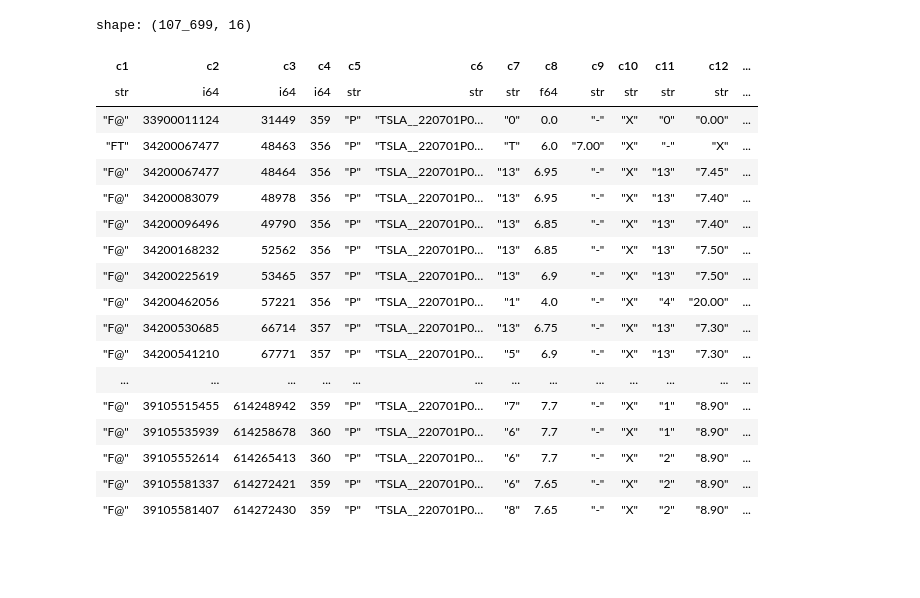
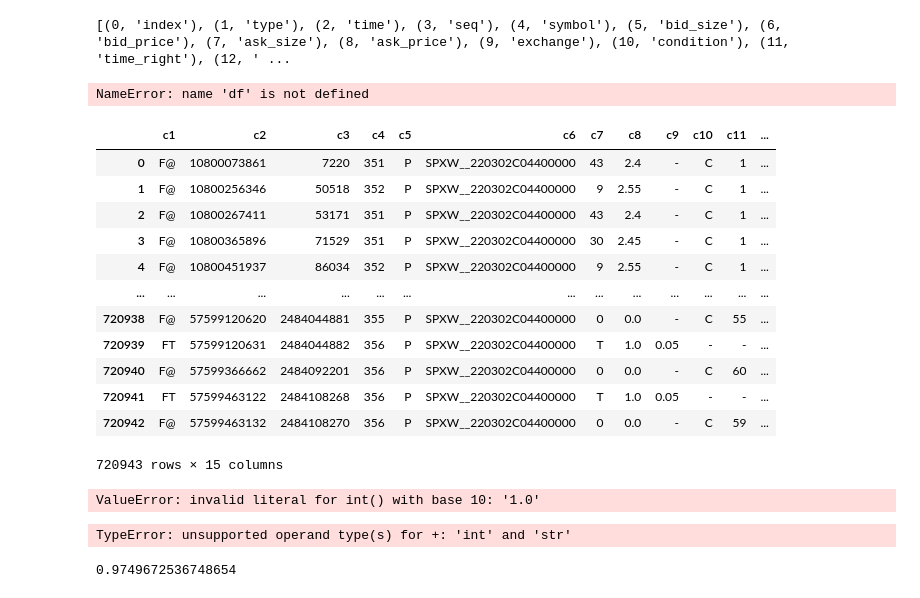
Before and after one commit to lei-rs/Midas-Options, a Jupyter notebook: test.ipynb, the cells around one changed output. Saved outputs shown, nothing was run; the diff lists cells and outputs as text; code cells hidden in the pictures; blank space fills up the shorter version.

```diff
--- a/test.ipynb
+++ b/test.ipynb
@@ -58,22 +60,45 @@ shape: (5, 16)
-# %%
-t
-# %% [output]
-shape: (107_699, 16)
-| c1 | c2 | c3 | c4 | c5 | c6 | c7 | c8 | c9 | c10 | c11 | c12 | ... |
-| str | i64 | i64 | i64 | str | str | str | f64 | str | str | str | str | ... |
-| "F@" | 33900011124 | 31449 | 359 | "P" | "TSLA__220701P0… | "0" | 0.0 | "-" | "X" | "0" | "0.00" | ... |
-| "FT" | 34200067477 | 48463 | 356 | "P" | "TSLA__220701P0… | "T" | 6.0 | "7.00" | "X" | "-" | "X" | ... |
-| "F@" | 34200067477 | 48464 | 356 | "P" | "TSLA__220701P0… | "13" | 6.95 | "-" | "X" | "13" | "7.45" | ... |
-| "F@" | 34200083079 | 48978 | 356 | "P" | "TSLA__220701P0… | "13" | 6.95 | "-" | "X" | "13" | "7.40" | ... |
-| "F@" | 34200096496 | 49790 | 356 | "P" | "TSLA__220701P0… | "13" | 6.85 | "-" | "X" | "13" | "7.40" | ... |
-| "F@" | 34200168232 | 52562 | 356 | "P" | "TSLA__220701P0… | "13" | 6.85 | "-" | "X" | "13" | "7.50" | ... |
-| "F@" | 34200225619 | 53465 | 357 | "P" | "TSLA__220701P0… | "13" | 6.9 | "-" | "X" | "13" | "7.50" | ... |
-| "F@" | 34200462056 | 57221 | 356 | "P" | "TSLA__220701P0… | "1" | 4.0 | "-" | "X" | "4" | "20.00" | ... |
-| "F@" | 34200530685 | 66714 | 357 | "P" | "TSLA__220701P0… | "13" | 6.75 | "-" | "X" | "13" | "7.30" | ... |
-| "F@" | 34200541210 | 67771 | 357 | "P" | "TSLA__220701P0… | "5" | 6.9 | "-" | "X" | "13" | "7.30" | ... |
-| ... | ... | ... | ... | ... | ... | ... | ... | ... | ... | ... | ... | ... |
-| "F@" | 39105515455 | 614248942 | 359 | "P" | "TSLA__220701P0… | "7" | 7.7 | "-" | "X" | "1" | "8.90" | ... |
-| "F@" | 39105535939 | 614258678 | 360 | "P" | "TSLA__220701P0… | "6" | 7.7 | "-" | "X" | "1" | "8.90" | ... |
-| "F@" | 39105552614 | 614265413 | 360 | "P" | "TSLA__220701P0… | "6" | 7.7 | "-" | "X" | "2" | "8.90" | ... |
-| "F@" | 39105581337 | 614272421 | 359 | "P" | "TSLA__220701P0… | "6" | 7.65 | "-" | "X" | "2" | "8.90" | ... |
-| "F@" | 39105581407 | 614272430 | 359 | "P" | "TSLA__220701P0… | "8" | 7.65 | "-" | "X" | "2" | "8.90" | ... |
+# %%
+print(list(enumerate(nbbo.columns)))
+# %% [output]
+[(0, 'index'), (1, 'type'), (2, 'time'), (3, 'seq'), (4, 'symbol'), (5, 'bid_size'), (6, 'bid_price'), (7, 'ask_size'), (8, 'ask_price'), (9, 'exchange'), (10, 'condition'), (11, 'time_right'), (12, ' ...
+# %%
+from src.helpers import prep_quotes
+from src.turning import generate_turning
+
+df = prep_quotes(df.lazy())
+generate_turning(df).tail().collect()
+# %% [output]
+NameError: name 'df' is not defined
+# %%
+from src.index import IndexGenerator
+import pandas as pd
+
+df = pd.read_parquet("data/spxw.parquet").astype(str)
+df
+# %% [output]
+|  | c1 | c2 | c3 | c4 | c5 | c6 | c7 | c8 | c9 | c10 | c11 | ... |
+| 0 | F@ | 10800073861 | 7220 | 351 | P | SPXW__220302C04400000 | 43 | 2.4 | - | C | 1 | ... |
+| 1 | F@ | 10800256346 | 50518 | 352 | P | SPXW__220302C04400000 | 9 | 2.55 | - | C | 1 | ... |
+| 2 | F@ | 10800267411 | 53171 | 351 | P | SPXW__220302C04400000 | 43 | 2.4 | - | C | 1 | ... |
+| 3 | F@ | 10800365896 | 71529 | 351 | P | SPXW__220302C04400000 | 30 | 2.45 | - | C | 1 | ... |
+| 4 | F@ | 10800451937 | 86034 | 352 | P | SPXW__220302C04400000 | 9 | 2.55 | - | C | 1 | ... |
+| ... | ... | ... | ... | ... | ... | ... | ... | ... | ... | ... | ... | ... |
+| 720938 | F@ | 57599120620 | 2484044881 | 355 | P | SPXW__220302C04400000 | 0 | 0.0 | - | C | 55 | ... |
+| 720939 | FT | 57599120631 | 2484044882 | 356 | P | SPXW__220302C04400000 | T | 1.0 | 0.05 | - | - | ... |
+| 720940 | F@ | 57599366662 | 2484092201 | 356 | P | SPXW__220302C04400000 | 0 | 0.0 | - | C | 60 | ... |
+| 720941 | FT | 57599463122 | 2484108268 | 356 | P | SPXW__220302C04400000 | T | 1.0 | 0.05 | - | - | ... |
+| 720942 | F@ | 57599463132 | 2484108270 | 356 | P | SPXW__220302C04400000 | 0 | 0.0 | - | C | 59 | ... |
+720943 rows × 15 columns
+# %%
+df = IndexGenerator(df).generate_tr()
+df.head()
+# %% [output]
+ValueError: invalid literal for int() with base 10: '1.0'
+# %%
+print(df["indicator"].sum() / df.shape[0])
+# %% [output]
+TypeError: unsupported operand type(s) for +: 'int' and 'str'
+# %%
+1 - df["indicator"].astype(int).sum() / df.shape[0]
+# %% [output]
+0.9749672536748654
```
Also changed, not shown: parts of 11 cells of this notebook, 7 other files.
